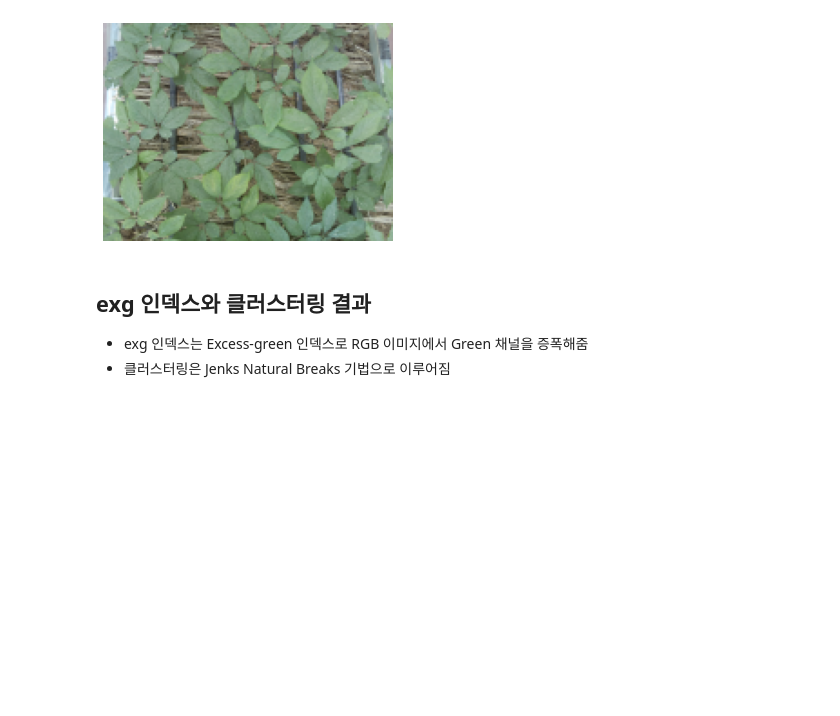
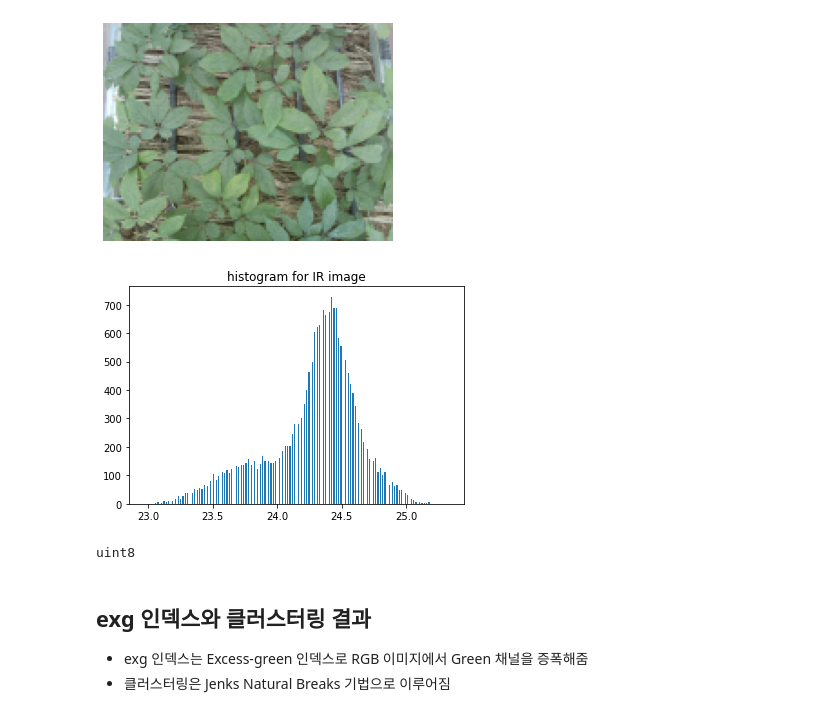
Before and after one commit to plming/infrared-leaf-segmentation, a Jupyter notebook: demo_ginseng.ipynb, the cells around one changed output. Drawn from its saved outputs; the diff is of its cells as text; code cells hidden in the pictures; blank space fills up the shorter version.

Commit message:
show_histogram 함수 추가

```diff
--- a/demo_ginseng.ipynb
+++ b/demo_ginseng.ipynb
@@ -10,6 +10,14 @@ util.show_images(ir_image, rgb_image)
 # %% [output]
 [figure]
 [figure]
+# %%
+import util
+
+
+util.show_histogram(ir_image, "histogram for IR image")
+# %% [output]
+[figure, added]
+uint8
 # %% [markdown]
 ## exg 인덱스와 클러스터링 결과
 * exg 인덱스는 Excess-green 인덱스로 RGB 이미지에서 Green 채널을 증폭해줌
```
Also changed, not shown: parts of 1 cell of this notebook, 1 other file.
